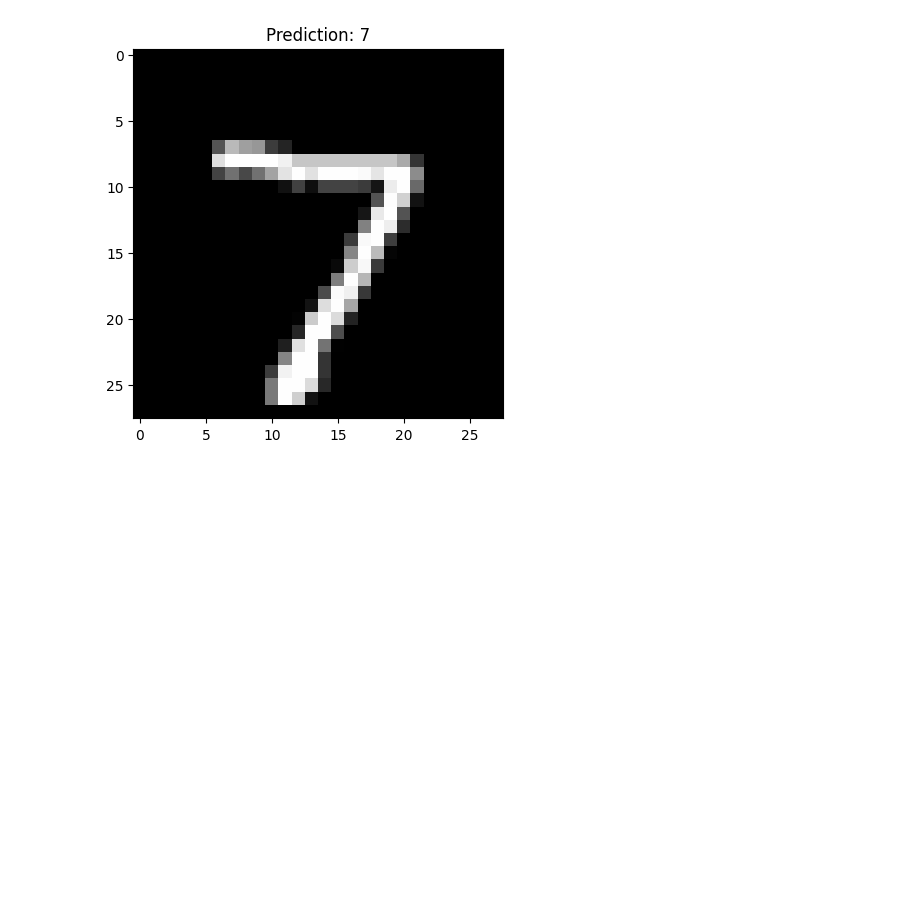
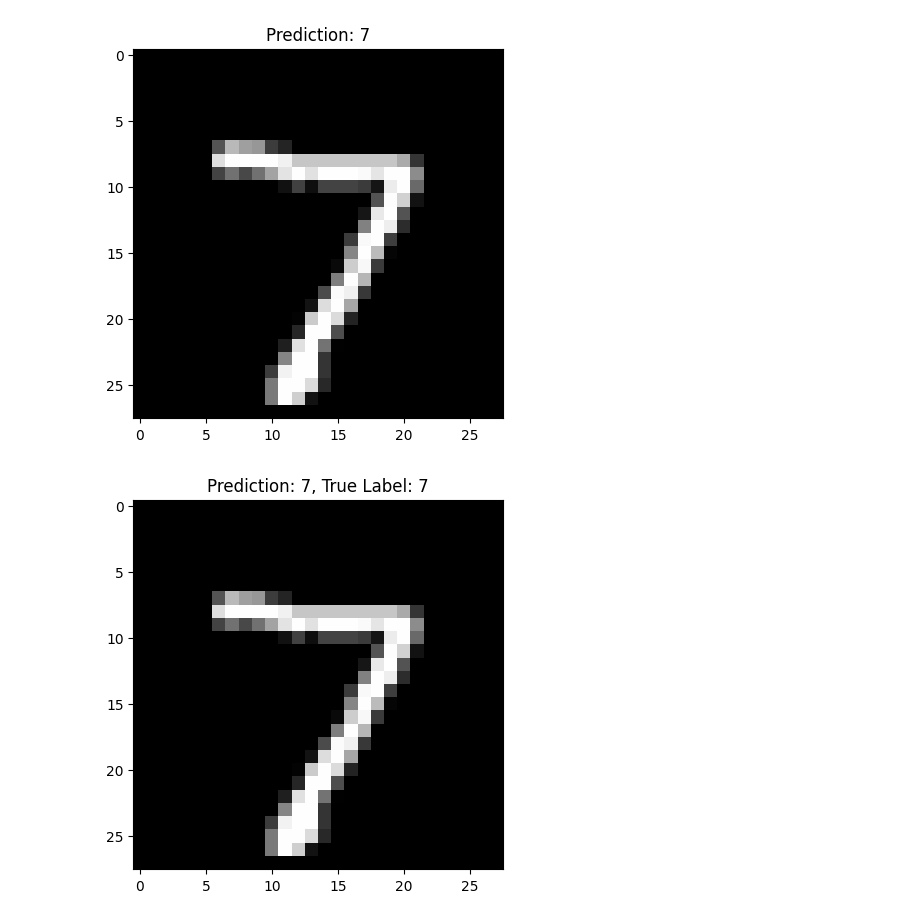
Before and after one commit to Neeshi14/Create-CNN-model, a Jupyter notebook: CNNusingpytorch.ipynb, the cells around one changed output. Saved outputs shown, nothing was run; the diff lists cells and outputs as text; code cells hidden in the pictures; blank space fills up the shorter version.

```diff
--- a/CNNusingpytorch.ipynb
+++ b/CNNusingpytorch.ipynb
@@ -114,6 +146,27 @@ plt.title(f'Prediction: {predicted.item()}')
 plt.show()
 # %% [output]
 [figure]
+# %%
+import matplotlib.pyplot as plt
+import numpy as np
+
+# Get a single image from the test loader
+dataiter = iter(test_loader)
+images, labels = next(dataiter)
+image = images[0]  # Get the first image
+true_label = labels[0]  # Get the true label of the first image
+
+# Make a prediction
+with torch.no_grad():
+    output = model(image.unsqueeze(0))  # Add a batch dimension
+    _, predicted = torch.max(output.data, 1)
+
+# Display the image and prediction
+plt.imshow(image.squeeze().numpy(), cmap='gray')
+plt.title(f'Prediction: {predicted.item()}, True Label: {true_label.item()}')
+plt.show()
+# %% [output]
+[figure, added]
 # %%
 # Get a batch of images from the test loader
 images, labels = next(iter(test_loader))
```
Also changed, not shown: parts of 5 cells of this notebook.
